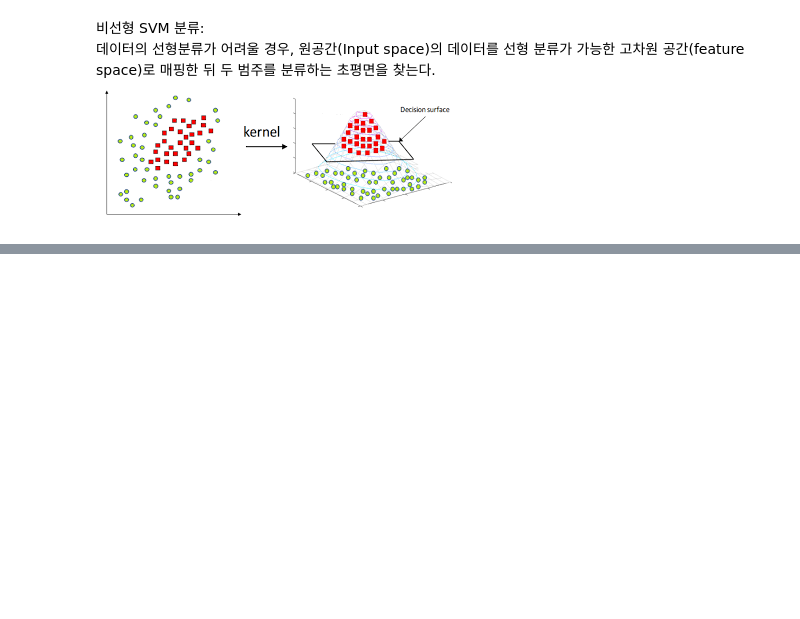
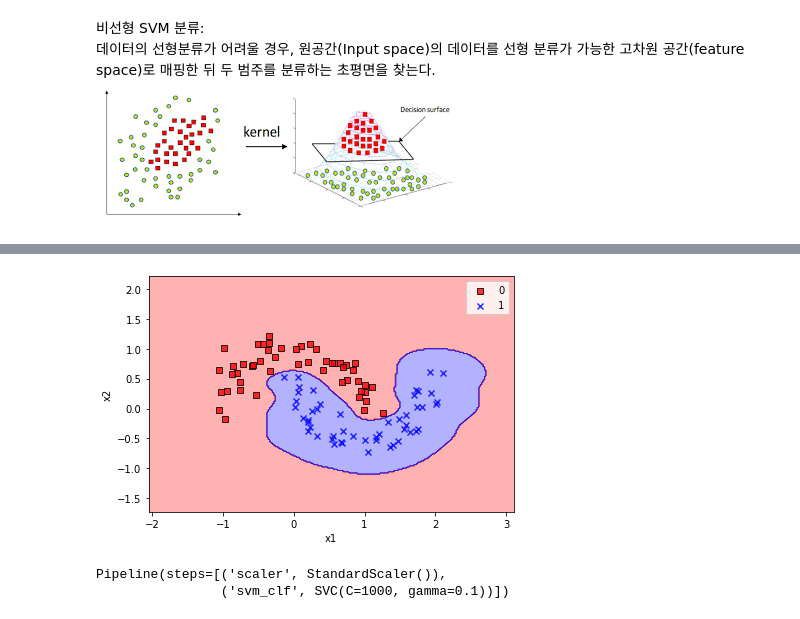
Before and after one commit to jerry-ryu/ML_beginning, a Jupyter notebook: 3.Classification.ipynb, the cells around one changed output, grey strips where cells are left out. Saved outputs shown, nothing was run; the diff lists cells and outputs as text; code cells hidden in the pictures; blank space fills up the shorter version.

```diff
--- a/3.Classification.ipynb
+++ b/3.Classification.ipynb
@@ -1719,0 +1732,26 @@ plt.show()
+# %%
+plot_decision_regions(X, y,classifier = rbf_kernel_svm_clf)
+plt.xlabel("x1")
+plt.ylabel("x2")
+plt.legend(loc = 'best')
+plt.tight_layout()
+plt.show()
+
+# gamma = 5, C = 1000 SVM
+## gamma 값이 크다는 것은 분산이 작은 가우시안 분포를 정의하며, 이는 두 점이 가까이 있어야만 유사하다고 판단할 수 있다.
+## -> 결정 경계가 불규칙해지고 샘플을 따라 구불구불하게 휘어진다.
+# %% [output]
+[figure, added]
+# %%
+# Gaussian kernel을 사용하여 SVM 활용하기 gamma = 0.1, C = 1000(moon)
+## 가우시안 RBF(방사 기저 함수): exp(-gamma||x_1-x_2||^2)
+## -> 테일러 급수 전개를 활용하여 가우시안 커널이 무한차원으로의 사영임을 증명 할수 있음
+
+rbf_kernel_svm_clf = Pipeline([
+                               ("scaler", StandardScaler()),
+                               ("svm_clf", SVC(kernel="rbf", gamma = 0.1, C = 1000))
+])
+rbf_kernel_svm_clf.fit(X,y)
+# %% [output]
+Pipeline(steps=[('scaler', StandardScaler()),
+                ('svm_clf', SVC(C=1000, gamma=0.1))])
```
Also changed, not shown: parts of 48 cells of this notebook.
